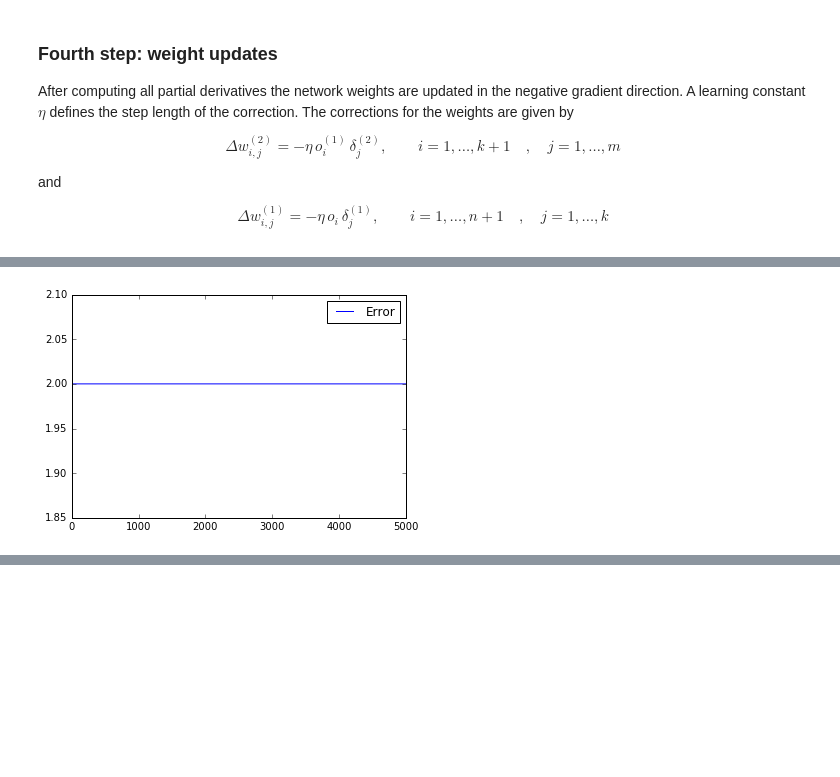
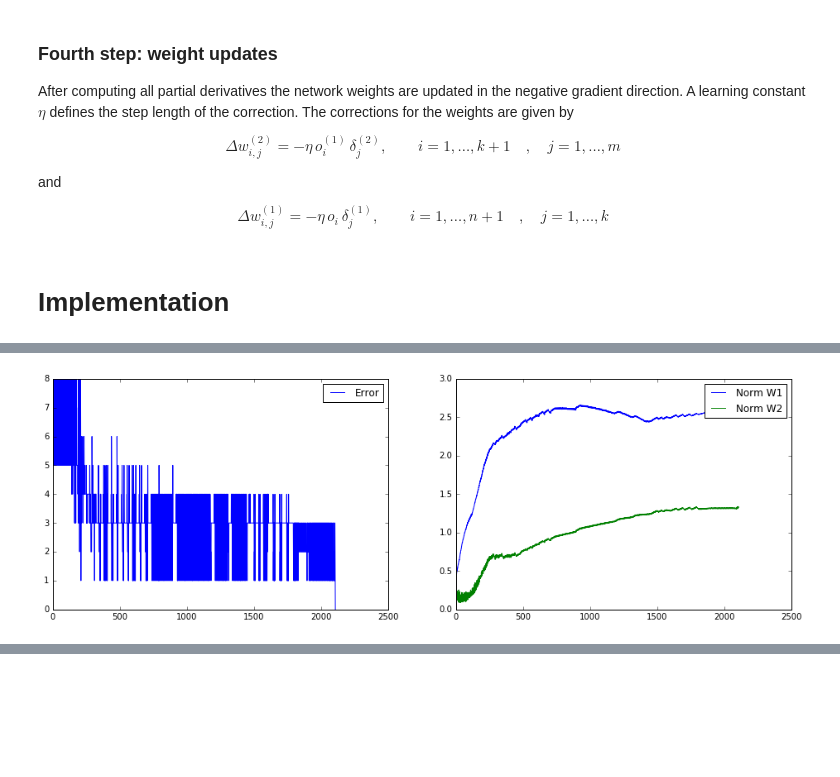
Before and after one commit to GiorgioZacharo/Intelligent_Systems, a Jupyter notebook: Exercise 2.2.ipynb, the cells around one changed output, grey strips where cells are left out. Drawn from its saved outputs; the diff is of its cells as text; code cells hidden in the pictures; blank space fills up the shorter version.

```diff
--- a/Exercise 2.2.ipynb
+++ b/Exercise 2.2.ipynb
@@ -54,17 +29,0 @@ plot_result(W1[0], 5, TEST_N, TEST_X1, TEST_X2)
-# %%
-def sigmoid(x):
-    return 1/(1+np.exp(-x))
-    return 2*1/(1+np.exp(-x)) - 1
-
-def sigmoid_deriv(x):  # Might be wrong
-    return x*(1-x)
-
-def step(x):
-    return np.where( x > 0, 1, -1 )
-
-def linear (x):
-    return x
-
-# Pass the activation Function
-# Options: linear, step, sigmoid
-activate = linear
@@ -178,0 +68,2 @@ W2_initial = W2
+# %% [markdown]
+# Implementation
@@ -179,6 +76,14 @@ W2_initial = W2
 # %%
-eta = 0.1
+%%time
+
+# Random initial weights ( Including Bias )
+W1_initial  = np.random.uniform( -.1, .1, size=( NEURONS[0]+1, NEURONS[1] ) )
+W2_initial  = np.random.uniform( -.1, .1, size=( NEURONS[1]+1, NEURONS[2] ) )
+
+eta    = 0.1
 errors = []
+norm_1 = []
+norm_2 = []
 
 W1 = W1_initial
 W2 = W2_initial
@@ -193,20 +98,19 @@ del_2   = np.empty( m )
 del_w_1 = np.empty( [ n+1, k ] )
 del_w_2 = np.empty( [ k+1, m ] )
 
-del_w_1_avg = np.zeros( [ n+1, k ] )
-del_w_2_avg = np.zeros( [ k+1, m ] )
+for epoch in range( 25000 ):
 
-
-for epoch in range( 0, 5000 ):
+    del_w_1_avg = np.zeros( [ n+1, k ] )
+    del_w_2_avg = np.zeros( [ k+1, m ] )
 
     total_error = 0
-    #print(epoch)
-    #print(W2)
 
-    for s in range( 0, TRAIN_N ):
+    for s in range( TRAIN_N ):
 
         # First step: feed-forward computation
         O_   = TRAIN_X[s]
+        O    = TRAIN_X[s][1:]
+
         net1 = np.dot( O_, W1 )
 
         O1   = sigmoid(net1)
@@ -214,19 +118,15 @@ for epoch in range( 0, 5000 ):
 
         O2   = np.dot( O1_, W2 )
 
-
         # Second step: backpropagation to the output layer
         for j in range( 0, m ) :  # For us, j=0 only
-            del_2[j] = ( O2[j] - TRAIN_Z[s] ) # * O2[j] * (1 - O2[j])
+            del_2[j] = ( step(O2[j]) - TRAIN_Z[s] ) # * O2[j] * (1 - O2[j])
 
         # Third step: backpropagation to the hidden layer
-
         for j in range( 0, k ) :  # This should be vectorialized
             del_1[j] = O1[j] * (1 - O1[j]) * W2[j,:] * del_2
 
-
         # Fourth step: weight updates
-
         for i in range(k+1):
             for j in range(m):
                 del_w_2[i,j] = - eta * O1_[i] * del_2[j]
@@ -238,18 +138,25 @@ for epoch in range( 0, 5000 ):
         del_w_1_avg += del_w_1 / TRAIN_N
         del_w_2_avg += del_w_2 / TRAIN_N
 
-        total_error += 0.5 * ( step( O2 ) - TRAIN_Z[s] )**2
+        total_error += np.abs( ( step(O2) - TRAIN_Z[s] ) ) * 0.5
 
     W1 += del_w_1_avg
     W2 += del_w_2_avg
 
     errors.append( total_error )
+    norm_1.append( np.abs( W1 ).sum() )
+    norm_2.append( np.abs( W2 ).sum() )
+
     if total_error == 0 : break
 
 
-def plot_errors(errors):
-    plt.plot(range(0,len(errors)), errors, label='Error' )
-    plt.legend()
+# Plot what happened
+fig, (ax1, ax2) = plt.subplots( 1,2, figsize=(16,5) )
 
-plot_errors(errors)
+ax1.plot(range(0,len(errors)), errors, label='Error'   )
+ax1.legend()
+
+ax2.plot(range(0,len(norm_1)), norm_1, label='Norm W1' )
+ax2.plot(range(0,len(norm_2)), norm_2, label='Norm W2' )
+_ = ax2.legend()
 # %% [output]
@@ -256 +164 @@ plot_errors(errors)
-[figure, old version]
+[figure, new version]
```
Also changed, not shown: parts of 14 cells of this notebook.
